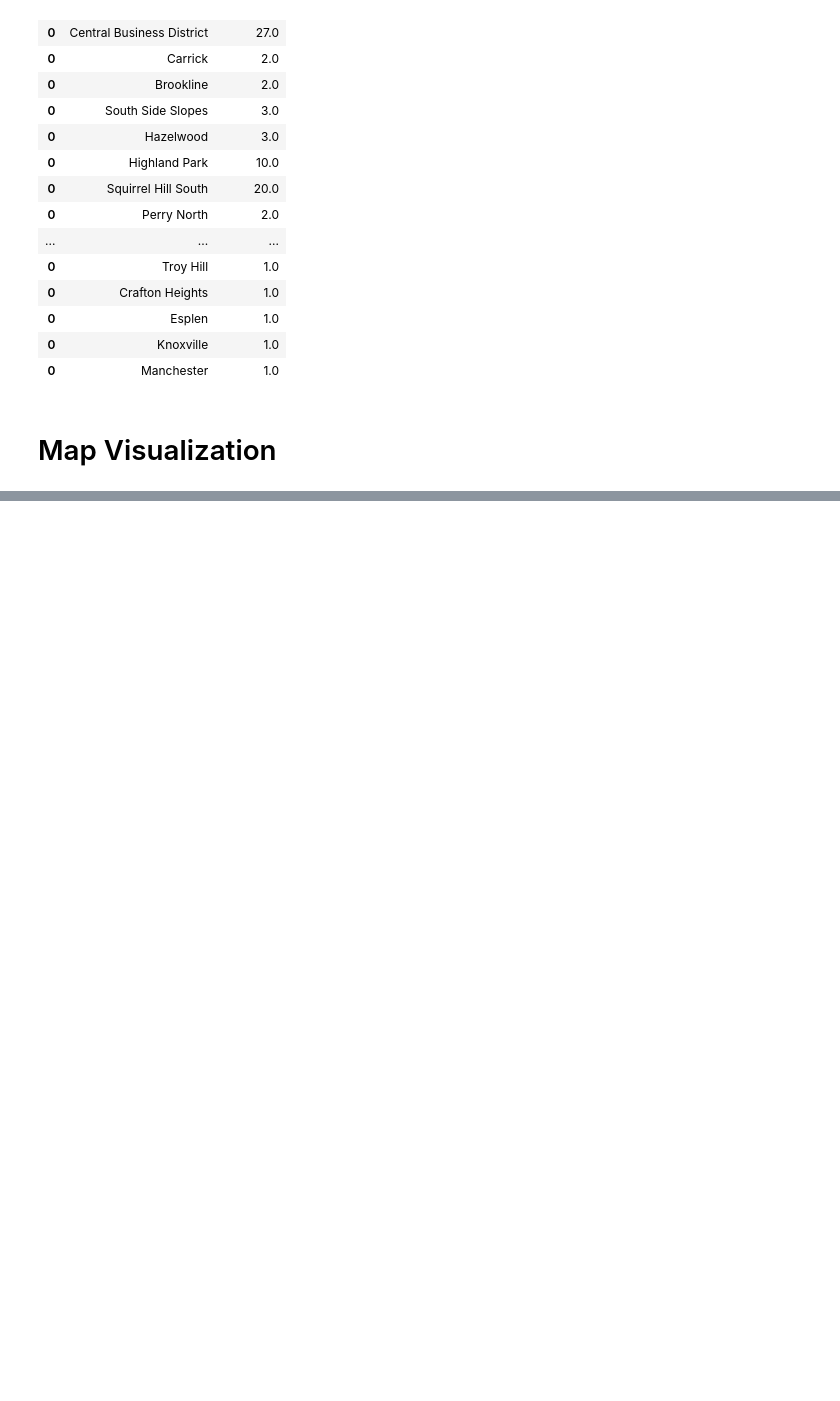
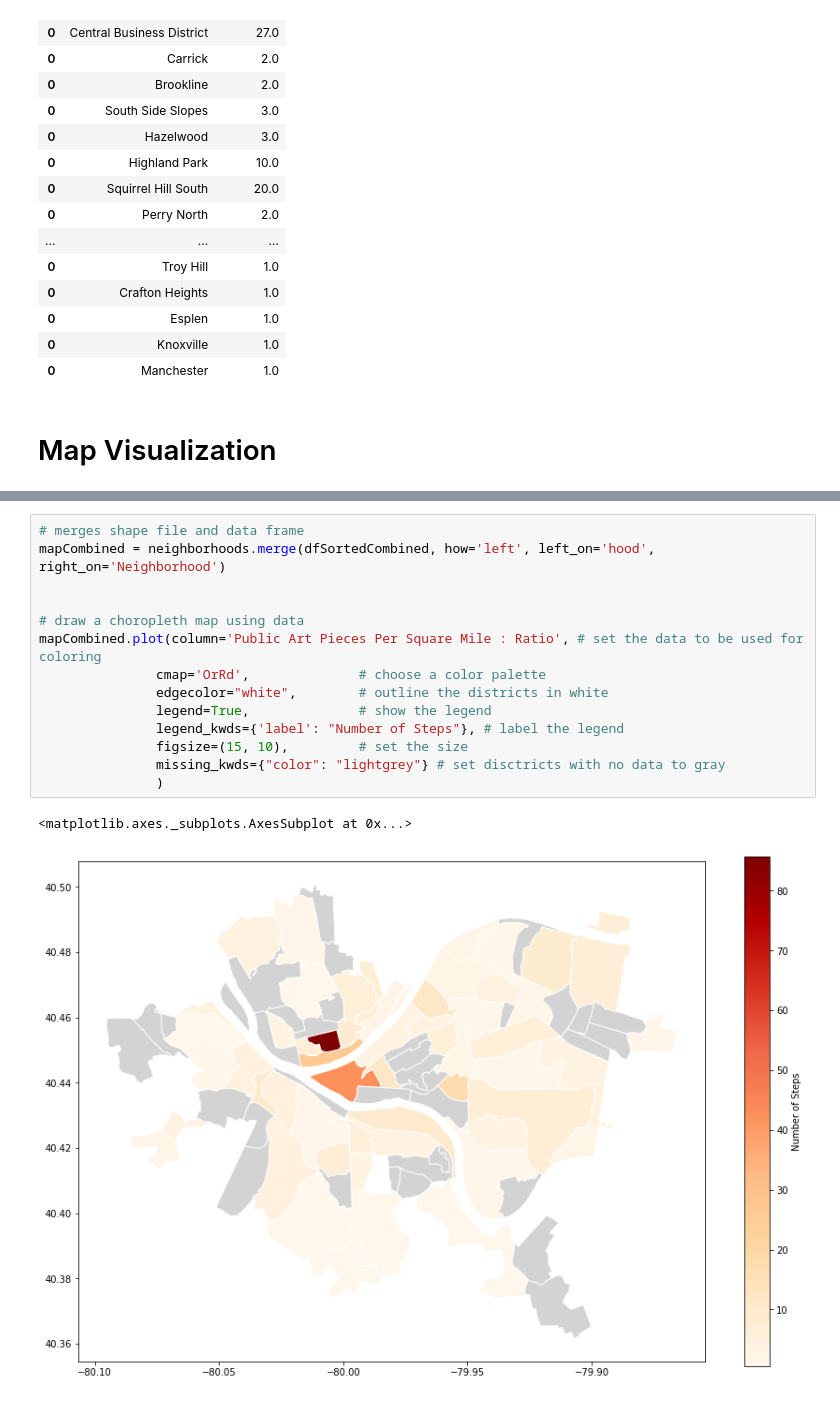
Before and after one commit to chris-mohri/finalProject0010, a Jupyter notebook: publicArt.ipynb, the cells around one changed output, grey strips where cells are left out. Cells and saved outputs as stored; diff of their text form; blank space fills up the shorter version.

```diff
--- a/publicArt.ipynb
+++ b/publicArt.ipynb
@@ -83,0 +143,17 @@ map2.plot(column='Public Art', # set the data to be used for coloring
+# %%
+# merges shape file and data frame
+mapCombined = neighborhoods.merge(dfSortedCombined, how='left', left_on='hood', right_on='Neighborhood')
+
+
+# draw a choropleth map using data
+mapCombined.plot(column='Public Art Pieces Per Square Mile : Ratio', # set the data to be used for coloring
+               cmap='OrRd',              # choose a color palette
+               edgecolor="white",        # outline the districts in white
+               legend=True,              # show the legend
+               legend_kwds={'label': "Number of Steps"}, # label the legend
+               figsize=(15, 10),         # set the size
+               missing_kwds={"color": "lightgrey"} # set disctricts with no data to gray
+               )
+# %% [output]
+<matplotlib.axes._subplots.AxesSubplot at 0x...>
+[figure, added]
```
Also changed, not shown: parts of 18 cells of this notebook.
